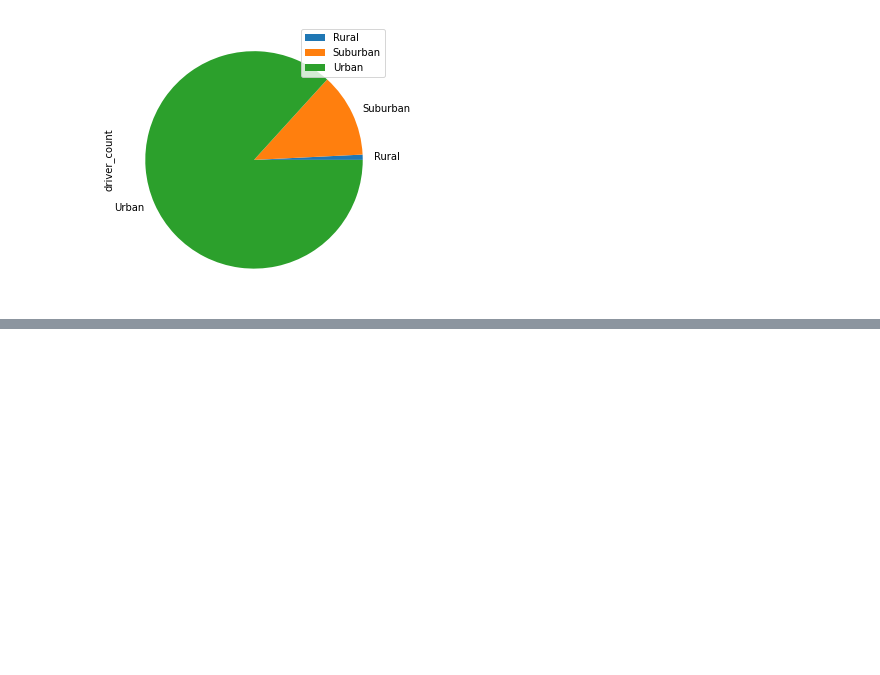
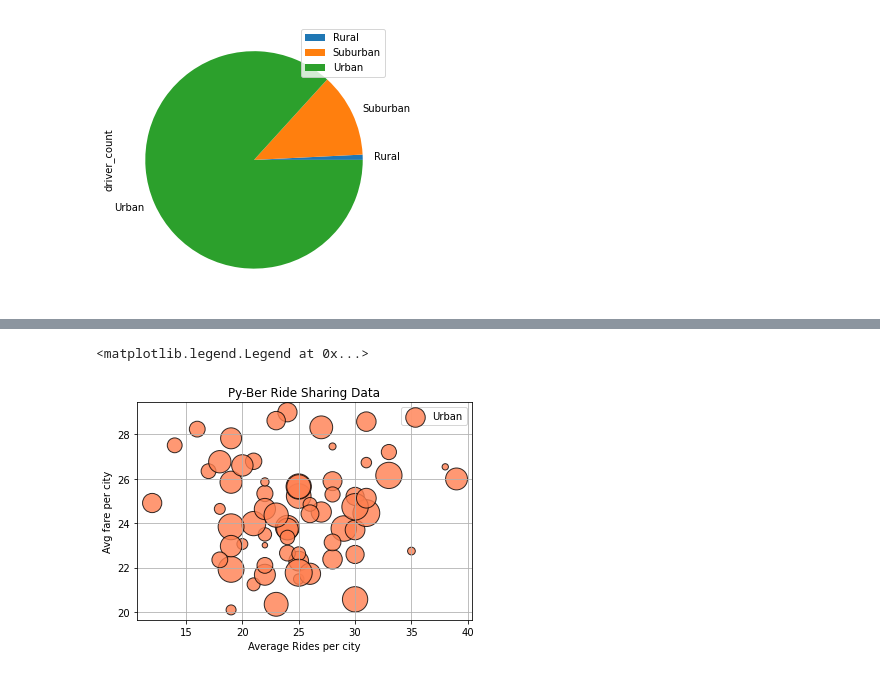
Before and after one commit to sag7221/PyBer_Analysis, a Jupyter notebook: pyber_ride_practice.ipynb, the cells around one changed output, grey strips where cells are left out. Drawn from its saved outputs; the diff is of its cells as text; code cells hidden in the pictures; blank space fills up the shorter version.

```diff
--- a/pyber_ride_practice.ipynb
+++ b/pyber_ride_practice.ipynb
@@ -154,0 +208,4 @@ plt.scatter(ride_df,, s=10)
+# %%
+urban_cities_df = pyber_data_df[pyber_data_df["type"] == "Urban"]
+urban_cities_ride_count_df = urban_cities_df.groupby(["city"])[["ride_id"]].count()
+urban_cities_ride_count_df
@@ -154,0 +275,3 @@ plt.scatter(ride_df,, s=10)
+# %%
+urban_cities_avg_fare_df = urban_cities_df.groupby(["city"])[["fare"]].mean()
+urban_cities_avg_fare_df
@@ -154,0 +337,19 @@ plt.scatter(ride_df,, s=10)
+# %%
+# Get the average number of drivers for each urban city.
+urban_driver_count = urban_cities_df.groupby(["city"]).mean()["driver_count"]
+urban_driver_count.head()
+# Get the average number of drivers for each city for the suburban and rural cities.
+suburban_driver_count = suburban_cities_df.groupby(["city"]).mean()["driver_count"]
+rural_driver_count = rural_cities_df.groupby(["city"]).mean()["driver_count"]
+# %%
+plt.scatter(urban_cities_ride_count_df, urban_cities_avg_fare_df, s=10*urban_driver_count, color='coral',
+        edgecolor="black", linewidths=1,
+        alpha=0.8, label="Urban")
+plt.title("Py-Ber Ride Sharing Data")
+plt.xlabel("Average Rides per city")
+plt.ylabel("Avg fare per city")
+plt.grid(True)
+plt.legend()
+# %% [output]
+<matplotlib.legend.Legend at 0x...>
+[figure, added]
```
Also changed, not shown: parts of 14 cells of this notebook.
